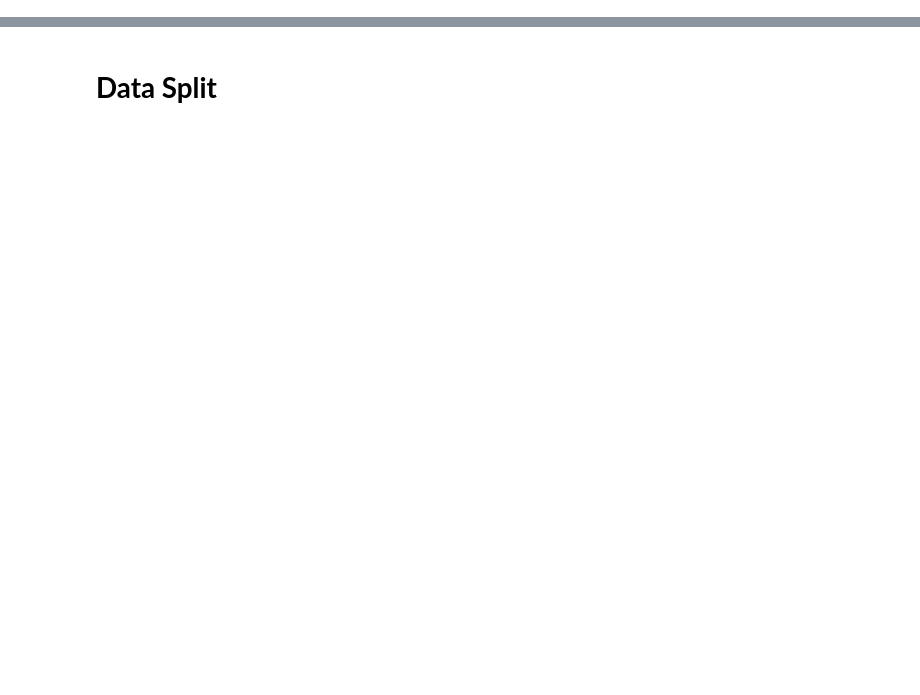
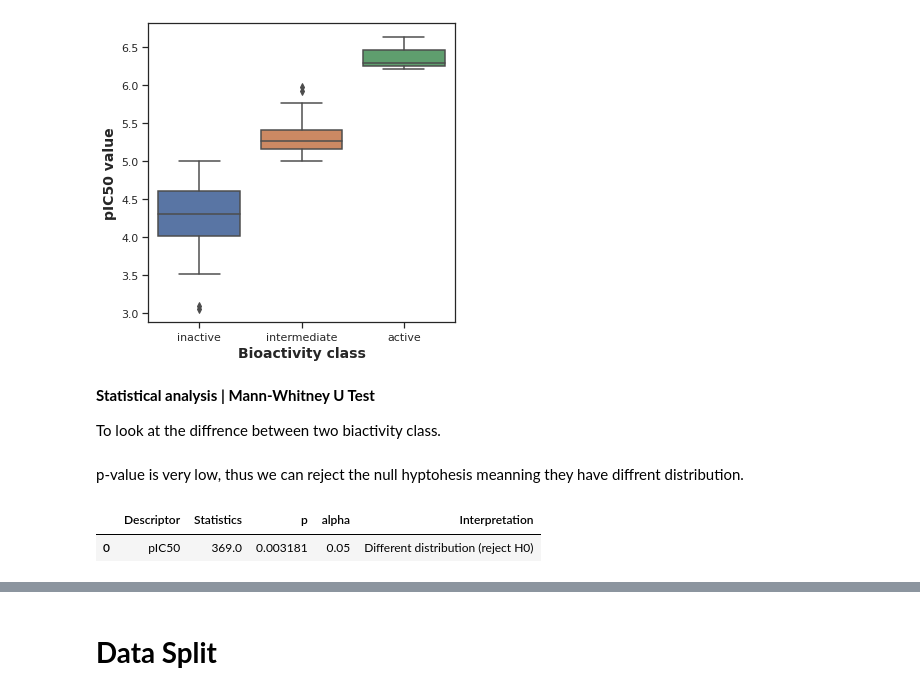
Before and after one commit to nandita992/Cheminformatics-Predicting-solubility-of-Chemical-compounds, a Jupyter notebook: Codes.ipynb, the cells around one changed output, grey strips where cells are left out. Cells and saved outputs as stored; diff of their text form; code cells hidden in the pictures; blank space fills up the shorter version.

```diff
--- a/Codes.ipynb
+++ b/Codes.ipynb
@@ -350,0 +552,15 @@ Name: measured log(solubility:mol/L), dtype: float64
+# %%
+plt.figure(figsize=(5.5, 5.5))
+
+sns.boxplot(x = 'class', y = 'pIC50', data = df_2class)
+
+plt.xlabel('Bioactivity class', fontsize=14, fontweight='bold')
+plt.ylabel('pIC50 value', fontsize=14, fontweight='bold')
+
+plt.savefig('plot_ic50.pdf')
+# %% [output]
+[figure, added]
+# %% [markdown]
+**Statistical analysis | Mann-Whitney U Test**
+
+To look at the diffrence between two biactivity class.
@@ -350,0 +608,7 @@ Name: measured log(solubility:mol/L), dtype: float64
+# %% [markdown]
+p-value is very low, thus we can reject the null hyptohesis meanning they have diffrent distribution.
+# %%
+mannwhitney('pIC50')
+# %% [output]
+|  | Descriptor | Statistics | p | alpha | Interpretation |
+| 0 | pIC50 | 369.0 | 0.003181 | 0.05 | Different distribution (reject H0) |
```
Also changed, not shown: parts of 167 cells of this notebook.
